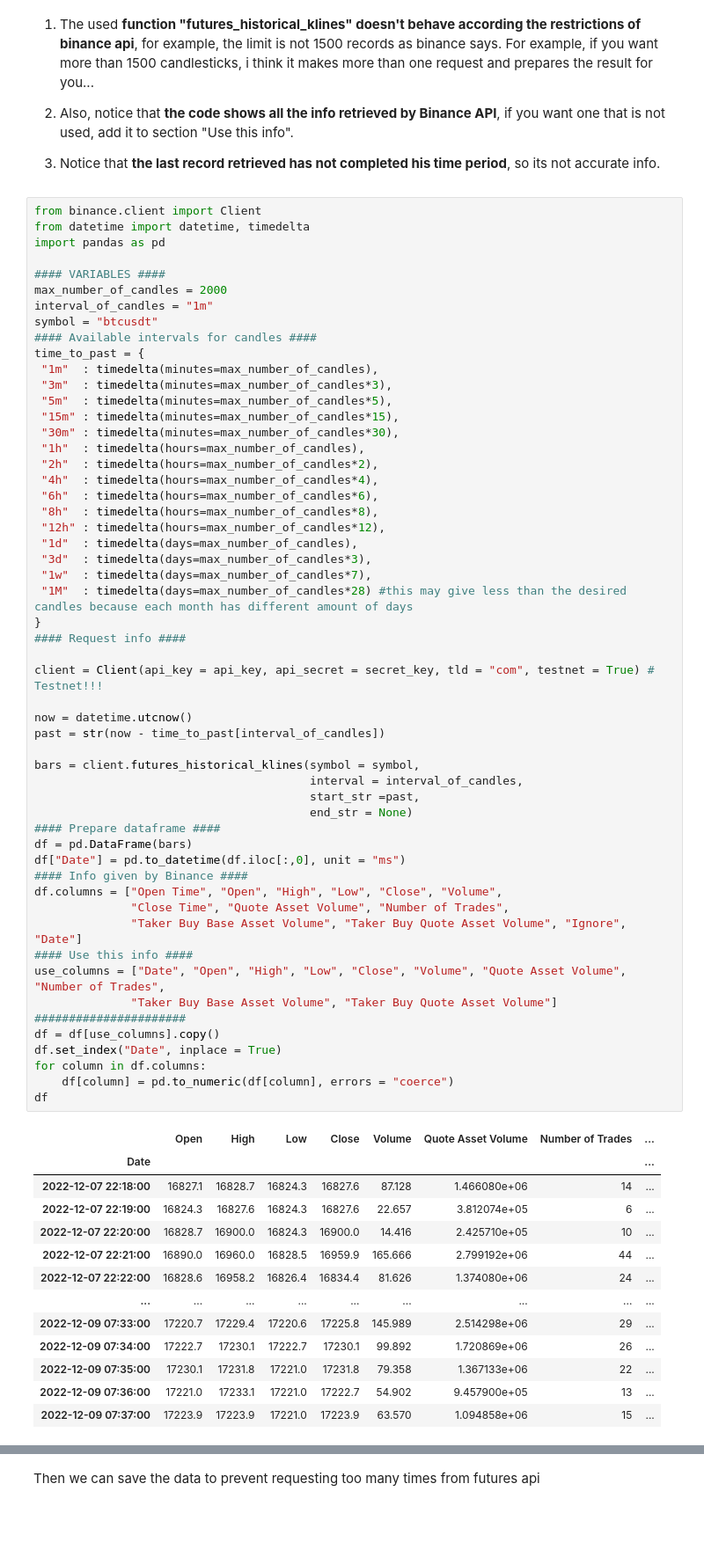
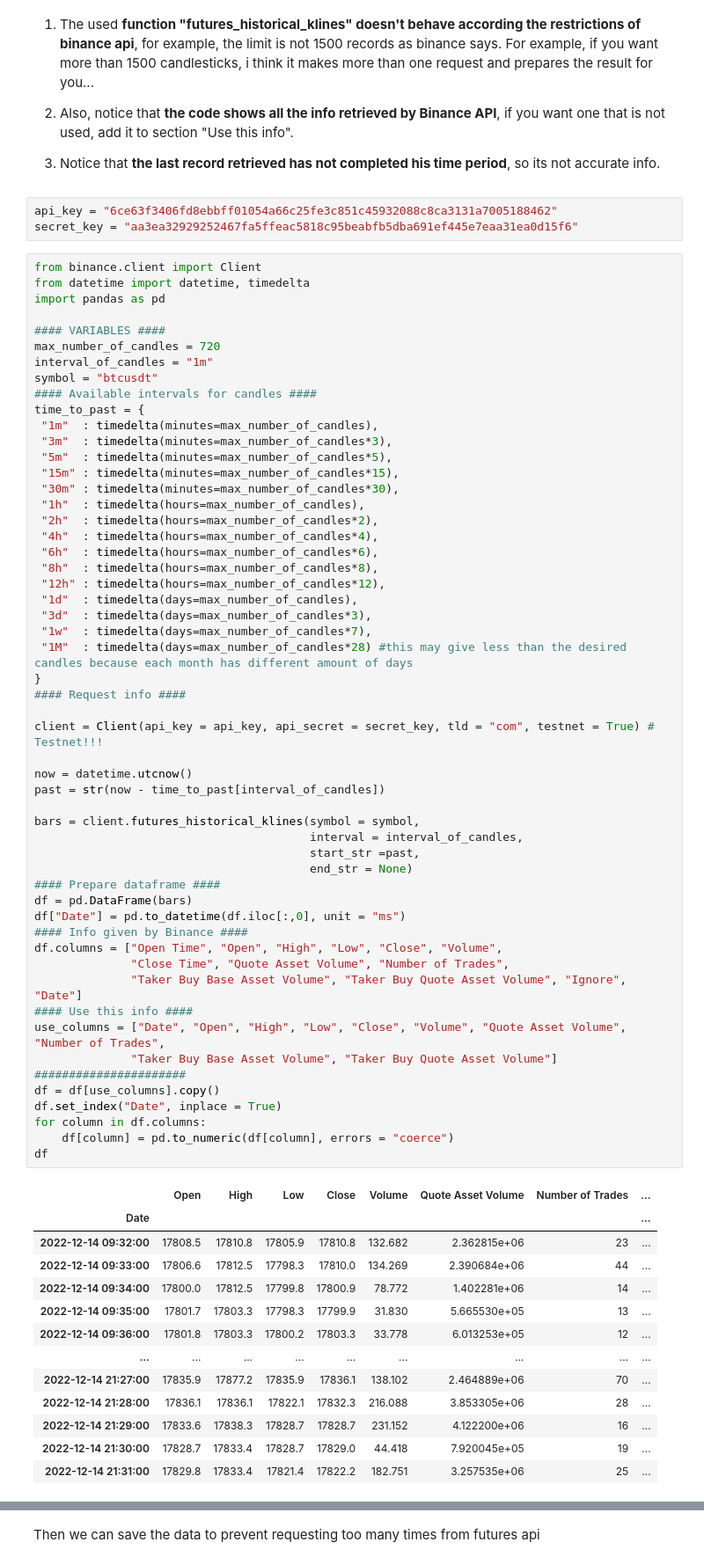
Before and after one commit to mauricioavs/trading-bot, a Jupyter notebook: First Steps.ipynb, the cells around one changed output, grey strips where cells are left out. Shown at 88% size. Cells and saved outputs as stored; diff of their text form; blank space fills up the shorter version.

```diff
--- a/First Steps.ipynb
+++ b/First Steps.ipynb
@@ -177,13 +177,16 @@ __Important__:
 2. Also, notice that __the code shows all the info retrieved by Binance API__, if you want one that is not used, add it to section "Use this info".
 
 3. Notice that __the last record retrieved has not completed his time period__, so its not accurate info.
+# %%
+api_key = "6ce63f3406fd8ebbff01054a66c25fe3c851c45932088c8ca3131a7005188462"
+secret_key = "aa3ea32929252467fa5ffeac5818c95beabfb5dba691ef445e7eaa31ea0d15f6"
 # %%
 from binance.client import Client
 from datetime import datetime, timedelta
 import pandas as pd
 
 #### VARIABLES ####
-max_number_of_candles = 2000
+max_number_of_candles = 720
 interval_of_candles = "1m"
 symbol = "btcusdt"
 #### Available intervals for candles ####
@@ -207,41 +210,41 @@ time_to_past = {
 #### Request info ####
 
 client = Client(api_key = api_key, api_secret = secret_key, tld = "com", testnet = True) # Testnet!!!
 
 now = datetime.utcnow()
 past = str(now - time_to_past[interval_of_candles])
 
 bars = client.futures_historical_klines(symbol = symbol,
                                         interval = interval_of_candles,
                                         start_str =past,
                                         end_str = None)
 #### Prepare dataframe ####
 df = pd.DataFrame(bars)
 df["Date"] = pd.to_datetime(df.iloc[:,0], unit = "ms")
 #### Info given by Binance ####
 df.columns = ["Open Time", "Open", "High", "Low", "Close", "Volume",
               "Close Time", "Quote Asset Volume", "Number of Trades",
               "Taker Buy Base Asset Volume", "Taker Buy Quote Asset Volume", "Ignore", "Date"]
 #### Use this info ####
 use_columns = ["Date", "Open", "High", "Low", "Close", "Volume", "Quote Asset Volume", "Number of Trades",
               "Taker Buy Base Asset Volume", "Taker Buy Quote Asset Volume"]
 ######################
 df = df[use_columns].copy()
 df.set_index("Date", inplace = True)
 for column in df.columns:
     df[column] = pd.to_numeric(df[column], errors = "coerce")
 df
 # %% [output]
 |  | Open | High | Low | Close | Volume | Quote Asset Volume | Number of Trades | ... |
 | Date |  |  |  |  |  |  |  | ... |
-| 2022-12-07 22:18:00 | 16827.1 | 16828.7 | 16824.3 | 16827.6 | 87.128 | 1.466080e+06 | 14 | ... |
-| 2022-12-07 22:19:00 | 16824.3 | 16827.6 | 16824.3 | 16827.6 | 22.657 | 3.812074e+05 | 6 | ... |
-| 2022-12-07 22:20:00 | 16828.7 | 16900.0 | 16824.3 | 16900.0 | 14.416 | 2.425710e+05 | 10 | ... |
-| 2022-12-07 22:21:00 | 16890.0 | 16960.0 | 16828.5 | 16959.9 | 165.666 | 2.799192e+06 | 44 | ... |
-| 2022-12-07 22:22:00 | 16828.6 | 16958.2 | 16826.4 | 16834.4 | 81.626 | 1.374080e+06 | 24 | ... |
+| 2022-12-14 09:32:00 | 17808.5 | 17810.8 | 17805.9 | 17810.8 | 132.682 | 2.362815e+06 | 23 | ... |
+| 2022-12-14 09:33:00 | 17806.6 | 17812.5 | 17798.3 | 17810.0 | 134.269 | 2.390684e+06 | 44 | ... |
+| 2022-12-14 09:34:00 | 17800.0 | 17812.5 | 17799.8 | 17800.9 | 78.772 | 1.402281e+06 | 14 | ... |
+| 2022-12-14 09:35:00 | 17801.7 | 17803.3 | 17798.3 | 17799.9 | 31.830 | 5.665530e+05 | 13 | ... |
+| 2022-12-14 09:36:00 | 17801.8 | 17803.3 | 17800.2 | 17803.3 | 33.778 | 6.013253e+05 | 12 | ... |
 | ... | ... | ... | ... | ... | ... | ... | ... | ... |
-| 2022-12-09 07:33:00 | 17220.7 | 17229.4 | 17220.6 | 17225.8 | 145.989 | 2.514298e+06 | 29 | ... |
-| 2022-12-09 07:34:00 | 17222.7 | 17230.1 | 17222.7 | 17230.1 | 99.892 | 1.720869e+06 | 26 | ... |
-| 2022-12-09 07:35:00 | 17230.1 | 17231.8 | 17221.0 | 17231.8 | 79.358 | 1.367133e+06 | 22 | ... |
-| 2022-12-09 07:36:00 | 17221.0 | 17233.1 | 17221.0 | 17222.7 | 54.902 | 9.457900e+05 | 13 | ... |
-| 2022-12-09 07:37:00 | 17223.9 | 17223.9 | 17221.0 | 17223.9 | 63.570 | 1.094858e+06 | 15 | ... |
+| 2022-12-14 21:27:00 | 17835.9 | 17877.2 | 17835.9 | 17836.1 | 138.102 | 2.464889e+06 | 70 | ... |
+| 2022-12-14 21:28:00 | 17836.1 | 17836.1 | 17822.1 | 17832.3 | 216.088 | 3.853305e+06 | 28 | ... |
+| 2022-12-14 21:29:00 | 17833.6 | 17838.3 | 17828.7 | 17828.7 | 231.152 | 4.122200e+06 | 16 | ... |
+| 2022-12-14 21:30:00 | 17828.7 | 17833.4 | 17828.7 | 17829.0 | 44.418 | 7.920045e+05 | 19 | ... |
+| 2022-12-14 21:31:00 | 17829.8 | 17833.4 | 17821.4 | 17822.2 | 182.751 | 3.257535e+06 | 25 | ... |
```
Also changed, not shown: parts of 2 cells of this notebook, 4 other files.
